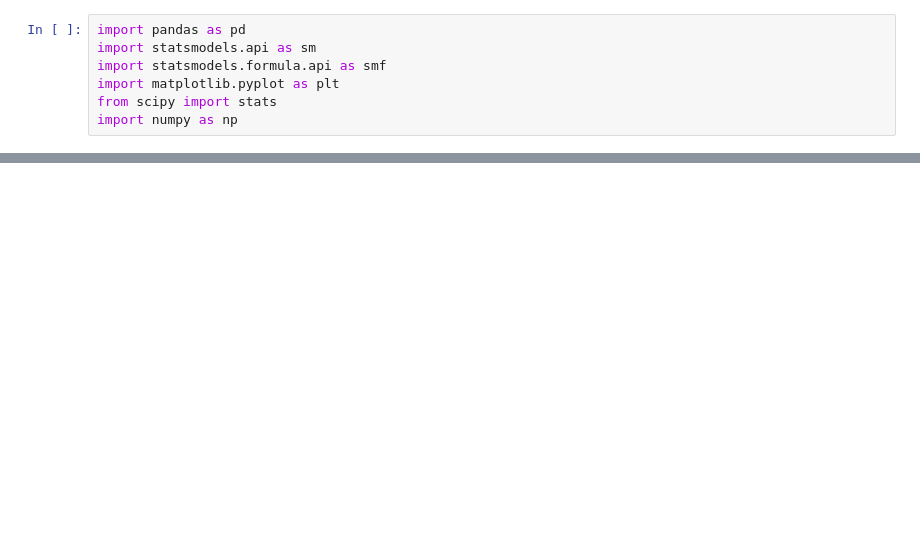
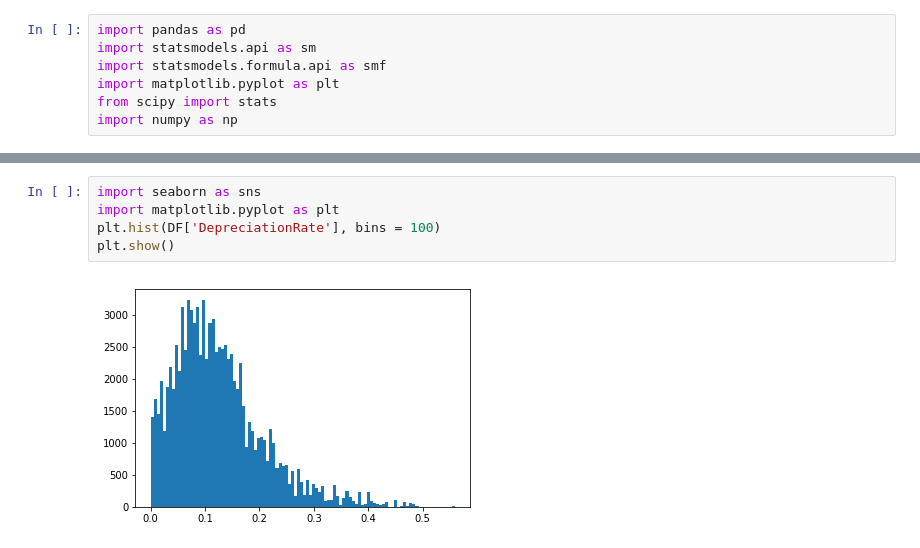
Before and after one commit to ZhuoShan/INFO370FinalProject, a Jupyter notebook: finalAnalysis.ipynb, the cells around one changed output, grey strips where cells are left out. Drawn from its saved outputs; the diff is of its cells as text; blank space fills up the shorter version.

```diff
--- a/finalAnalysis.ipynb
+++ b/finalAnalysis.ipynb
@@ -10,0 +26,7 @@ DF=DF.rename(columns = {'Vehicle Type':'vehicleType'})
+# %%
+import seaborn as sns
+import matplotlib.pyplot as plt
+plt.hist(DF['DepreciationRate'], bins = 100)
+plt.show()
+# %% [output]
+[figure, added]
```
Also changed, not shown: parts of 9 cells of this notebook, 2 other files.
